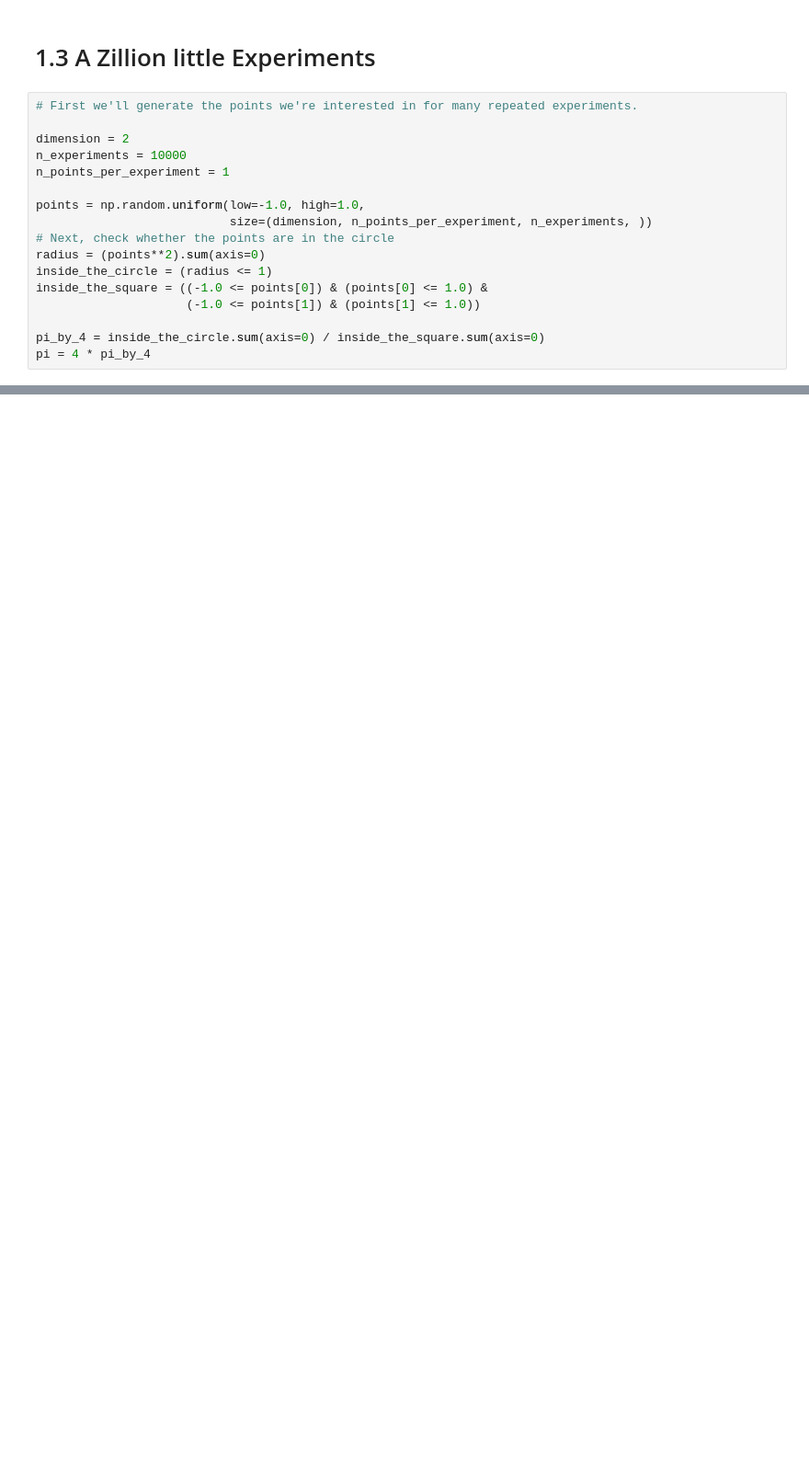
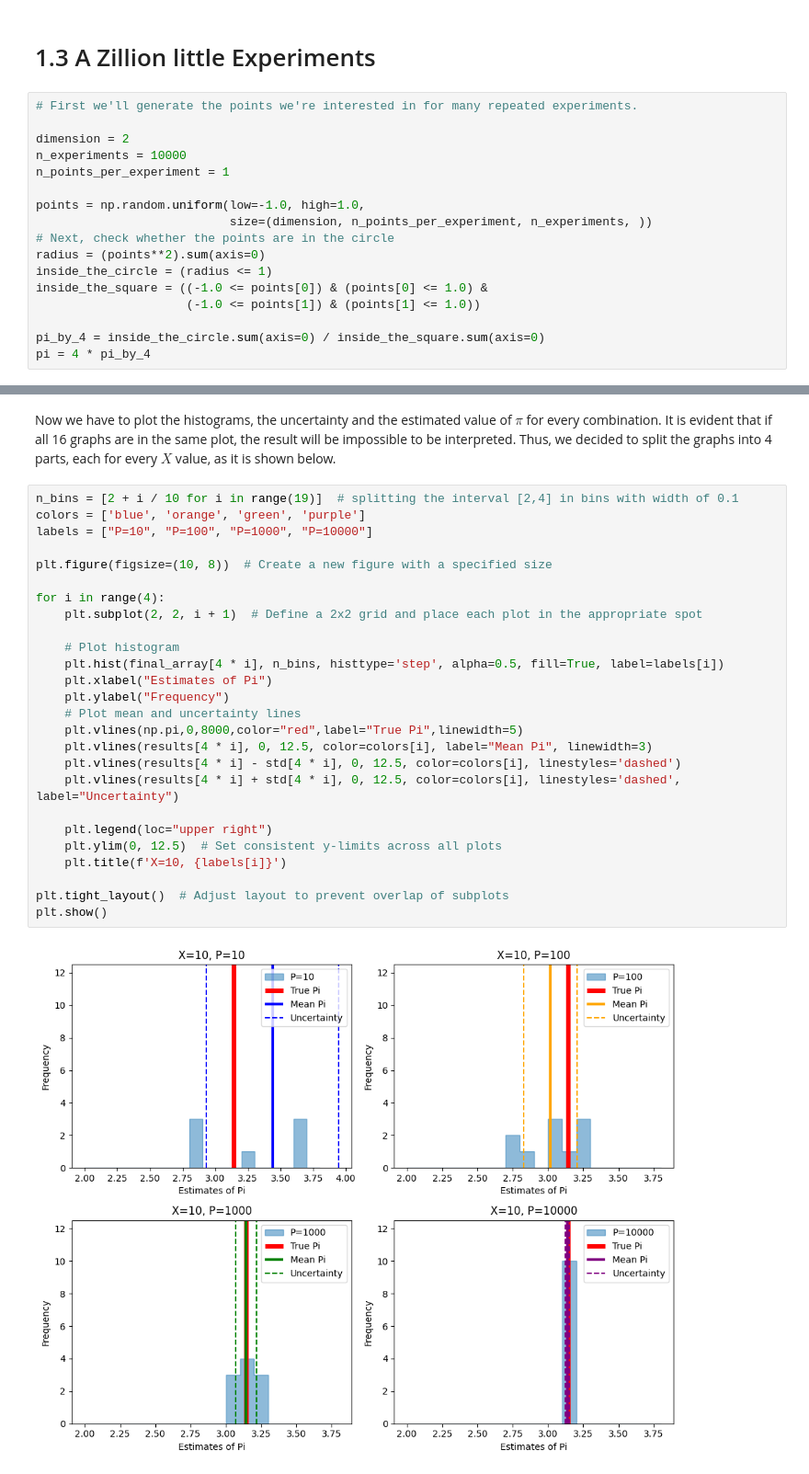
Before and after one commit to mandus24/ComputationalPhysics, a Jupyter notebook: sheet1/Sheet1.ipynb, the cells around one changed output, grey strips where cells are left out. Shown: that part at 92% size. Saved outputs shown, nothing was run; the diff lists cells and outputs as text; blank space fills up the shorter version.

```diff
--- a/sheet1/Sheet1.ipynb
+++ b/sheet1/Sheet1.ipynb
@@ -153,0 +206,30 @@ plt.show()
+# %% [markdown]
+Now we have to plot the histograms, the uncertainty and the estimated value of $\pi$ for every combination. It is evident that if all 16 graphs are in the same plot, the result will be impossible to be interpreted. Thus, we decided to split the graphs into 4 parts, each for every $X$ value, as it is shown below.
+# %%
+n_bins = [2 + i / 10 for i in range(19)]  # splitting the interval [2,4] in bins with width of 0.1
+colors = ['blue', 'orange', 'green', 'purple']
+labels = ["P=10", "P=100", "P=1000", "P=10000"]
+
+plt.figure(figsize=(10, 8))  # Create a new figure with a specified size
+
+for i in range(4):
+    plt.subplot(2, 2, i + 1)  # Define a 2x2 grid and place each plot in the appropriate spot
+
+    # Plot histogram
+    plt.hist(final_array[4 * i], n_bins, histtype='step', alpha=0.5, fill=True, label=labels[i])
+    plt.xlabel("Estimates of Pi")
+    plt.ylabel("Frequency")
+    # Plot mean and uncertainty lines
+    plt.vlines(np.pi,0,8000,color="red",label="True Pi",linewidth=5)
+    plt.vlines(results[4 * i], 0, 12.5, color=colors[i], label="Mean Pi", linewidth=3)
+    plt.vlines(results[4 * i] - std[4 * i], 0, 12.5, color=colors[i], linestyles='dashed')
+    plt.vlines(results[4 * i] + std[4 * i], 0, 12.5, color=colors[i], linestyles='dashed', label="Uncertainty")
+
+    plt.legend(loc="upper right")
+    plt.ylim(0, 12.5)  # Set consistent y-limits across all plots
+    plt.title(f'X=10, {labels[i]}')
+
+plt.tight_layout()  # Adjust layout to prevent overlap of subplots
+plt.show()
+# %% [output]
+[figure, added]
```
Also changed, not shown: parts of 31 cells of this notebook.
